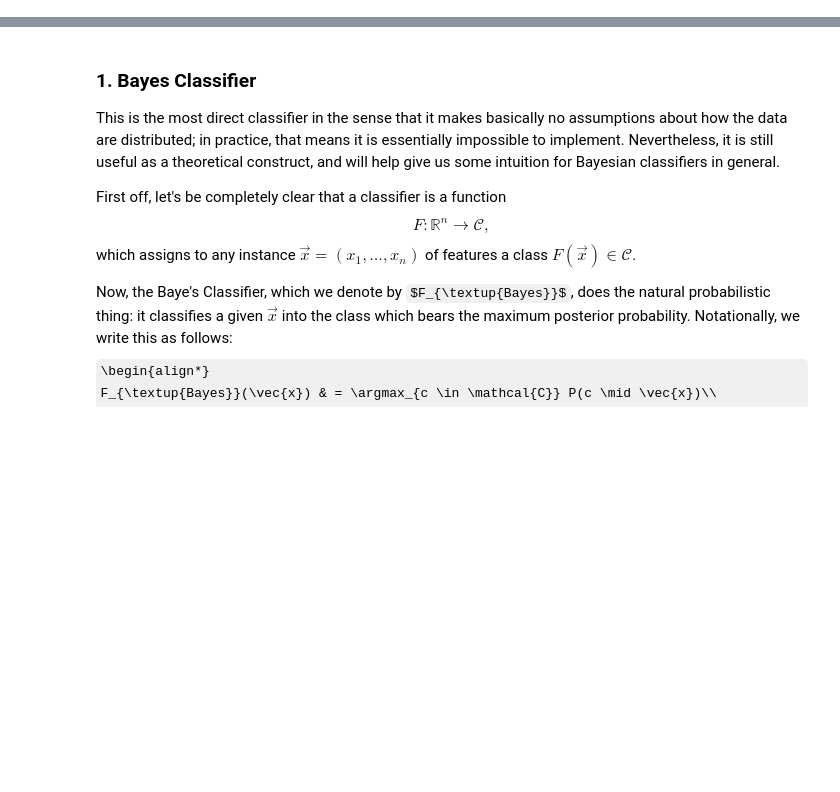
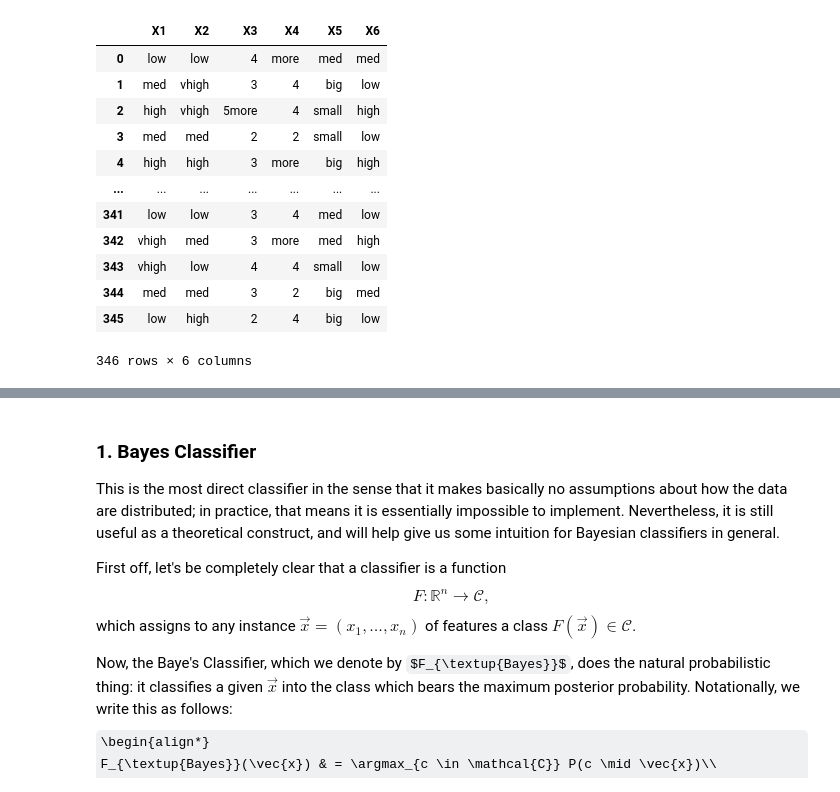
Before and after one commit to arvindsuresh-math/MATH-392-Intro-to-neural-networks, a Jupyter notebook: notebooks/10_bayesian-classifiers.ipynb, the cells around one changed output, grey strips where cells are left out. Drawn from its saved outputs; the diff is of its cells as text; code cells hidden in the pictures; some formulas as TeX source; blank space fills up the shorter version.

```diff
--- a/notebooks/10_bayesian-classifiers.ipynb
+++ b/notebooks/10_bayesian-classifiers.ipynb
@@ -11,2 +343,18 @@ I refer to these as Bayesian classifiers because they are all based on Baye's Th
+# %%
+clf.unseen_instances(X_test)
+# %% [output]
+|  | X1 | X2 | X3 | X4 | X5 | X6 |
+| 0 | low | low | 4 | more | med | med |
+| 1 | med | vhigh | 3 | 4 | big | low |
+| 2 | high | vhigh | 5more | 4 | small | high |
+| 3 | med | med | 2 | 2 | small | low |
+| 4 | high | high | 3 | more | big | high |
+| ... | ... | ... | ... | ... | ... | ... |
+| 341 | low | low | 3 | 4 | med | low |
+| 342 | vhigh | med | 3 | more | med | high |
+| 343 | vhigh | low | 4 | 4 | small | low |
+| 344 | med | med | 3 | 2 | big | med |
+| 345 | low | high | 2 | 4 | big | low |
+346 rows × 6 columns
 # %% [markdown]
 ### Baye's Theorem recalled
```
Also changed, not shown: parts of 11 cells of this notebook, 5 other files.
